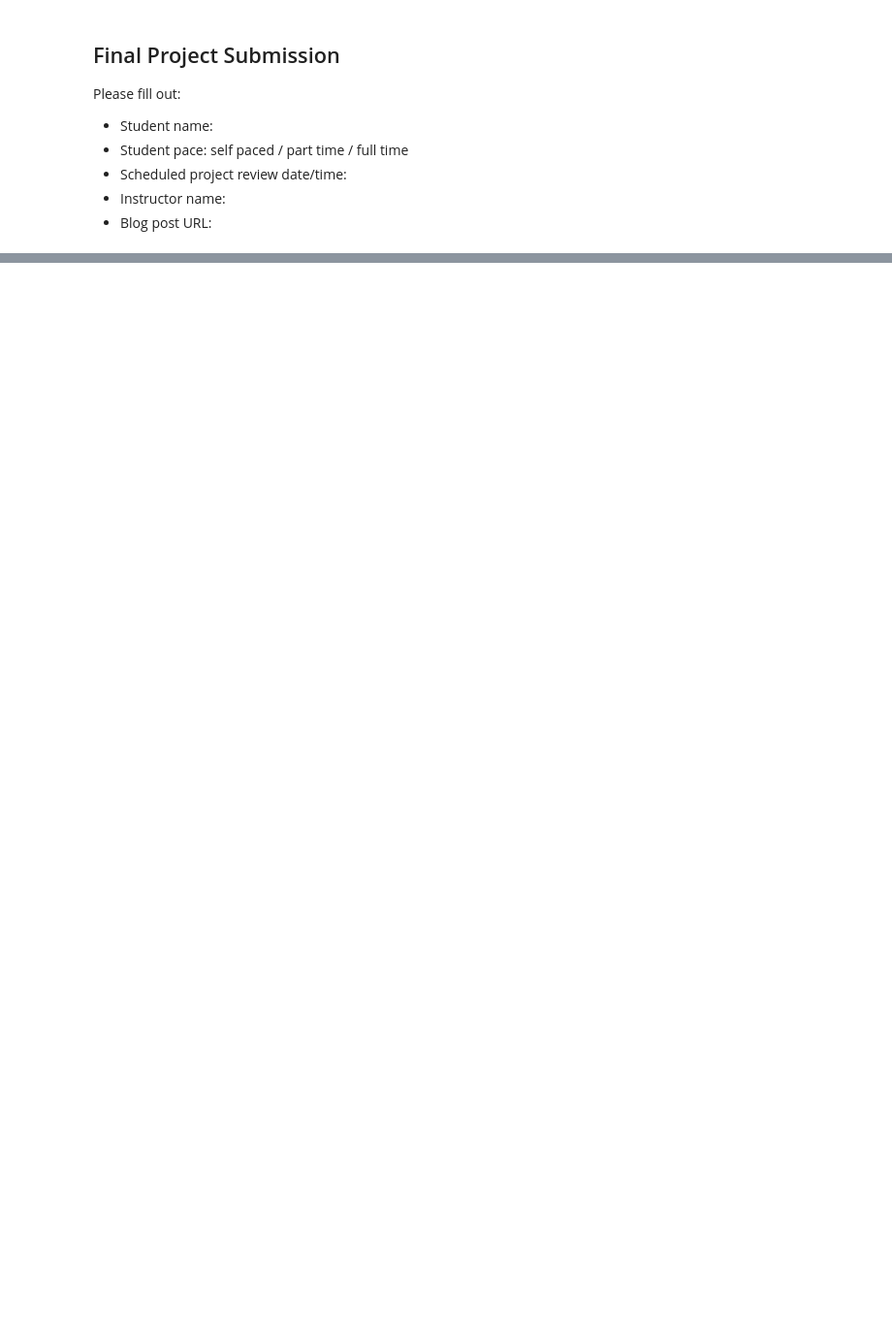
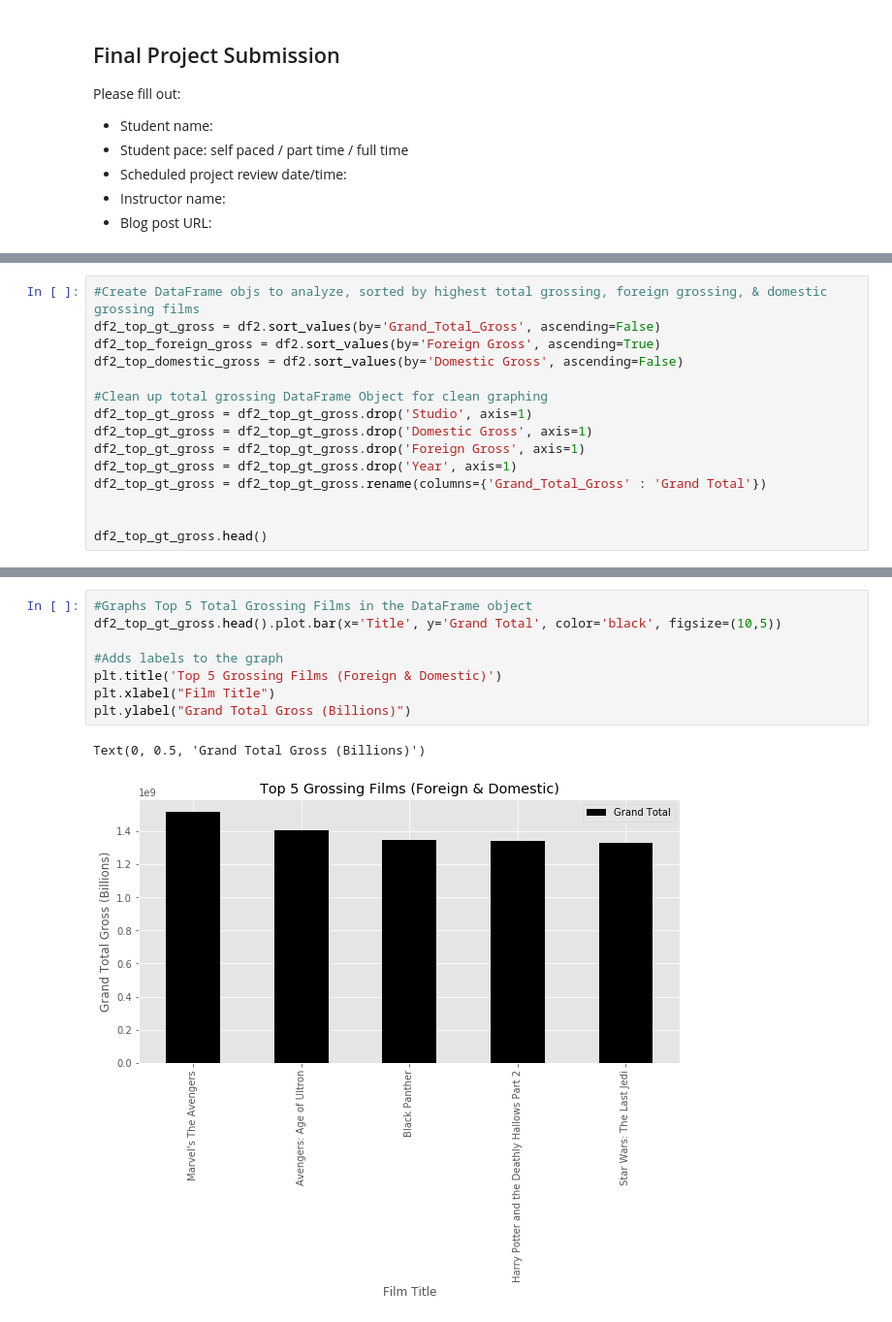
Before and after one commit to kagada01/dsc-mod-1-project-v2-1-online-ds-sp-000, a Jupyter notebook: student.ipynb, the cells around one changed output, grey strips where cells are left out. Shown at 97% size. Saved outputs shown, nothing was run; the diff lists cells and outputs as text; blank space fills up the shorter version.

```diff
--- a/student.ipynb
+++ b/student.ipynb
@@ -136,0 +160,15 @@ df2.head()
+# %%
+#Create DataFrame objs to analyze, sorted by highest total grossing, foreign grossing, & domestic grossing films
+df2_top_gt_gross = df2.sort_values(by='Grand_Total_Gross', ascending=False)
+df2_top_foreign_gross = df2.sort_values(by='Foreign Gross', ascending=True)
+df2_top_domestic_gross = df2.sort_values(by='Domestic Gross', ascending=False)
+
+#Clean up total grossing DataFrame Object for clean graphing
+df2_top_gt_gross = df2_top_gt_gross.drop('Studio', axis=1)
+df2_top_gt_gross = df2_top_gt_gross.drop('Domestic Gross', axis=1)
+df2_top_gt_gross = df2_top_gt_gross.drop('Foreign Gross', axis=1)
+df2_top_gt_gross = df2_top_gt_gross.drop('Year', axis=1)
+df2_top_gt_gross = df2_top_gt_gross.rename(columns={'Grand_Total_Gross' : 'Grand Total'})
+
+
+df2_top_gt_gross.head()
@@ -136,0 +182,11 @@ df2.head()
+# %%
+#Graphs Top 5 Total Grossing Films in the DataFrame object
+df2_top_gt_gross.head().plot.bar(x='Title', y='Grand Total', color='black', figsize=(10,5))
+
+#Adds labels to the graph
+plt.title('Top 5 Grossing Films (Foreign & Domestic)')
+plt.xlabel("Film Title")
+plt.ylabel("Grand Total Gross (Billions)")
+# %% [output]
+Text(0, 0.5, 'Grand Total Gross (Billions)')
+[figure, added]
```
Also changed, not shown: parts of 8 cells of this notebook.
